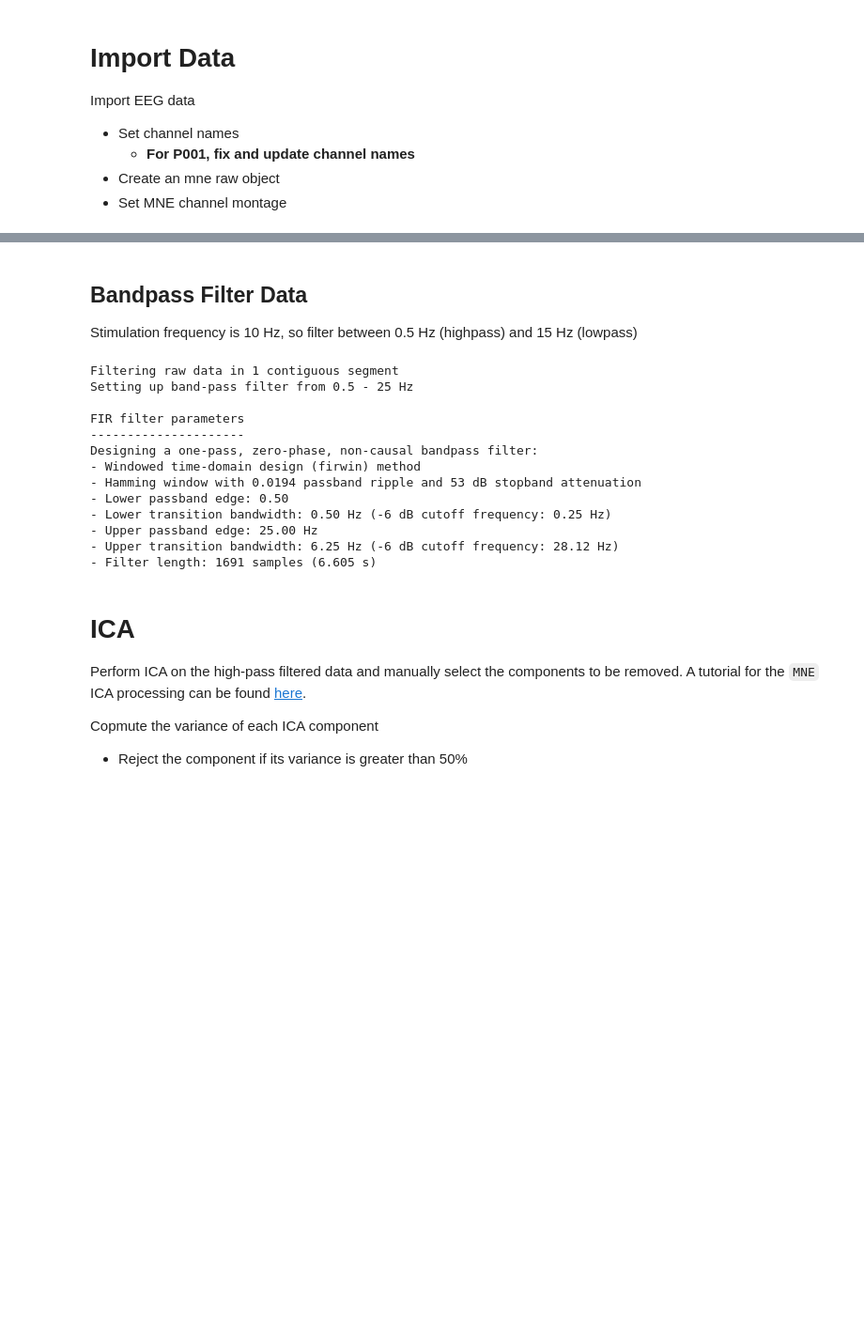
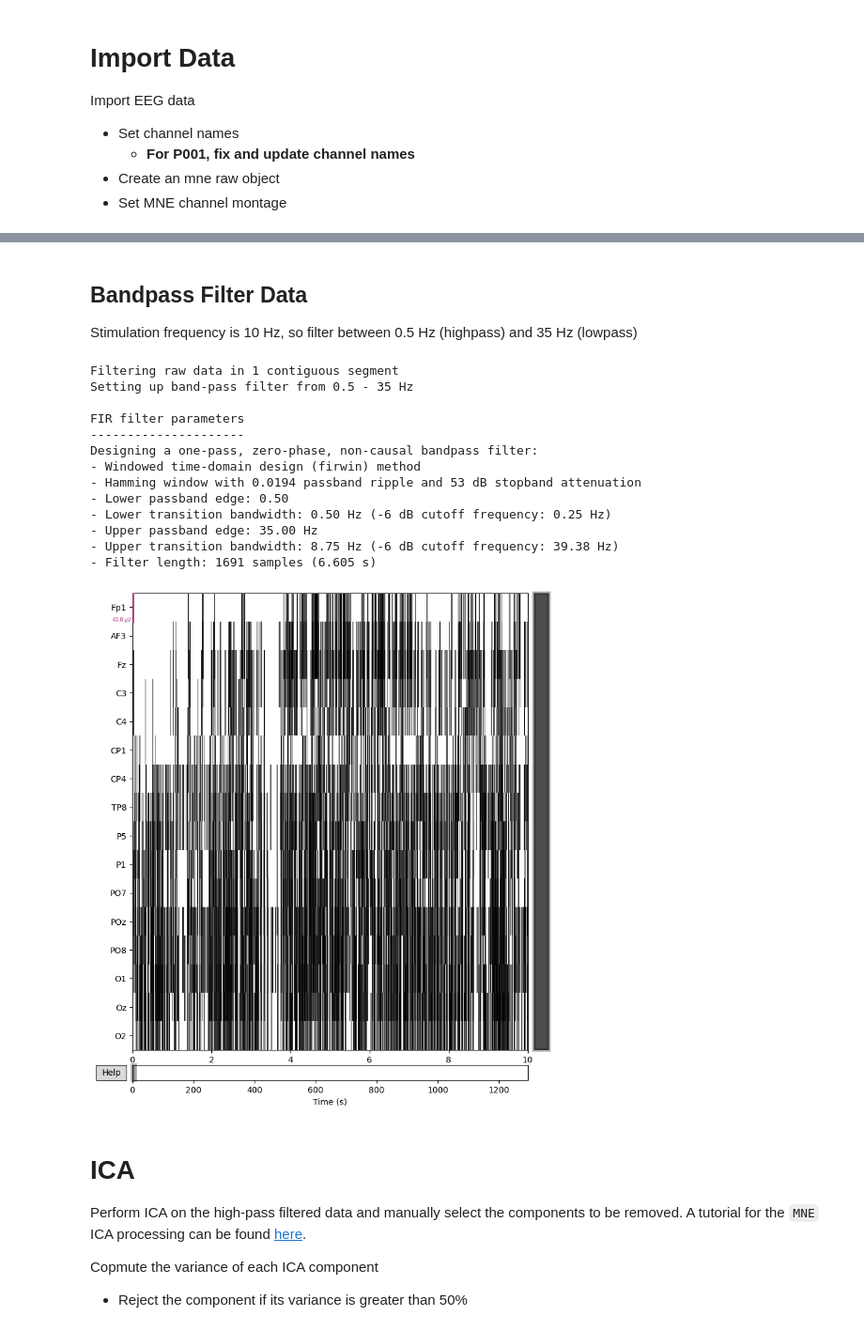
Before and after one commit to kirtonBCIlab/ES_Masters, a Jupyter notebook: Masters-Processing/preprocess.ipynb, the cells around one changed output, grey strips where cells are left out. Shown at 94% size. Saved outputs shown, nothing was run; the diff lists cells and outputs as text; code cells hidden in the pictures; blank space fills up the shorter version.

```diff
--- a/Masters-Processing/preprocess.ipynb
+++ b/Masters-Processing/preprocess.ipynb
@@ -89,31 +76,32 @@ Data
 # %% [markdown]
 ## Bandpass Filter Data
 
-Stimulation frequency is 10 Hz, so filter between 0.5 Hz (highpass) and 15 Hz (lowpass)
+Stimulation frequency is 10 Hz, so filter between 0.5 Hz (highpass) and 35 Hz (lowpass)
 # %%
 # Settings
-hpf_fc = 0.5    # High-pass cut-off frequency: list[Hz]
-lpf_fc = 25     # Low-pass cut-off frequency: list[Hz]
+hpf_fc = 0.5   # High-pass cut-off frequency: list[Hz]
+lpf_fc = 35    # Low-pass cut-off frequency: list[Hz]
 
 # Apply bandpass filter
 filt_raw = mne_raw.copy().filter(l_freq=hpf_fc, h_freq=lpf_fc, picks=updated_ch_names)
 
 # Plot filtered data
-#filt_raw.plot()
+filt_raw.plot()
 # %% [output]
 Filtering raw data in 1 contiguous segment
-Setting up band-pass filter from 0.5 - 25 Hz
+Setting up band-pass filter from 0.5 - 35 Hz
 
 FIR filter parameters
 ---------------------
 Designing a one-pass, zero-phase, non-causal bandpass filter:
 - Windowed time-domain design (firwin) method
 - Hamming window with 0.0194 passband ripple and 53 dB stopband attenuation
 - Lower passband edge: 0.50
 - Lower transition bandwidth: 0.50 Hz (-6 dB cutoff frequency: 0.25 Hz)
-- Upper passband edge: 25.00 Hz
-- Upper transition bandwidth: 6.25 Hz (-6 dB cutoff frequency: 28.12 Hz)
+- Upper passband edge: 35.00 Hz
+- Upper transition bandwidth: 8.75 Hz (-6 dB cutoff frequency: 39.38 Hz)
 - Filter length: 1691 samples (6.605 s)
+[figure, added]
 # %% [markdown]
 # ICA
 Perform ICA on the high-pass filtered data and manually select the components to be removed. A tutorial for the `MNE` ICA processing can be found [here](https://mne.tools/stable/auto_tutorials/preprocessing/40_artifact_correction_ica.html).
```
Also changed, not shown: parts of 10 cells of this notebook, 2 other files.
